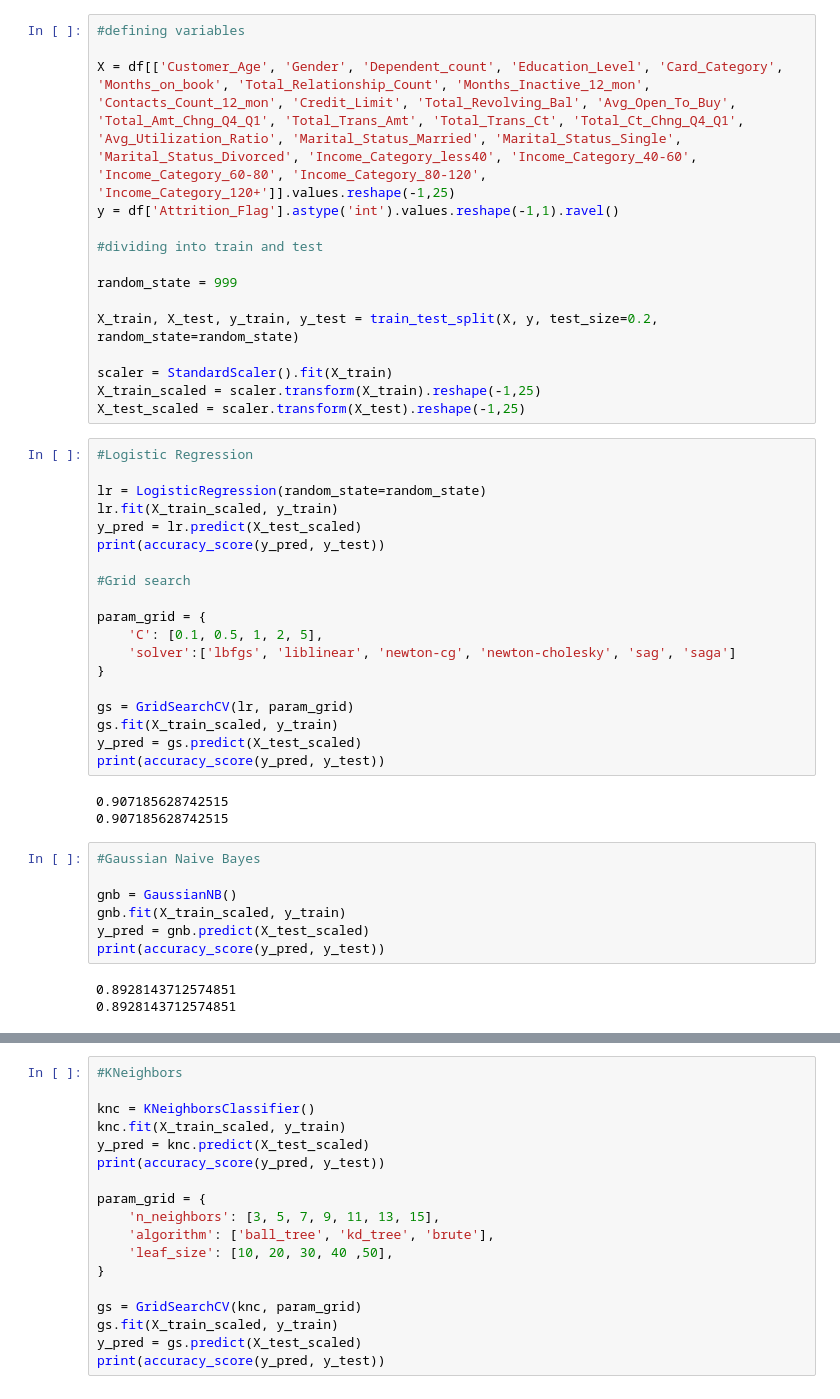
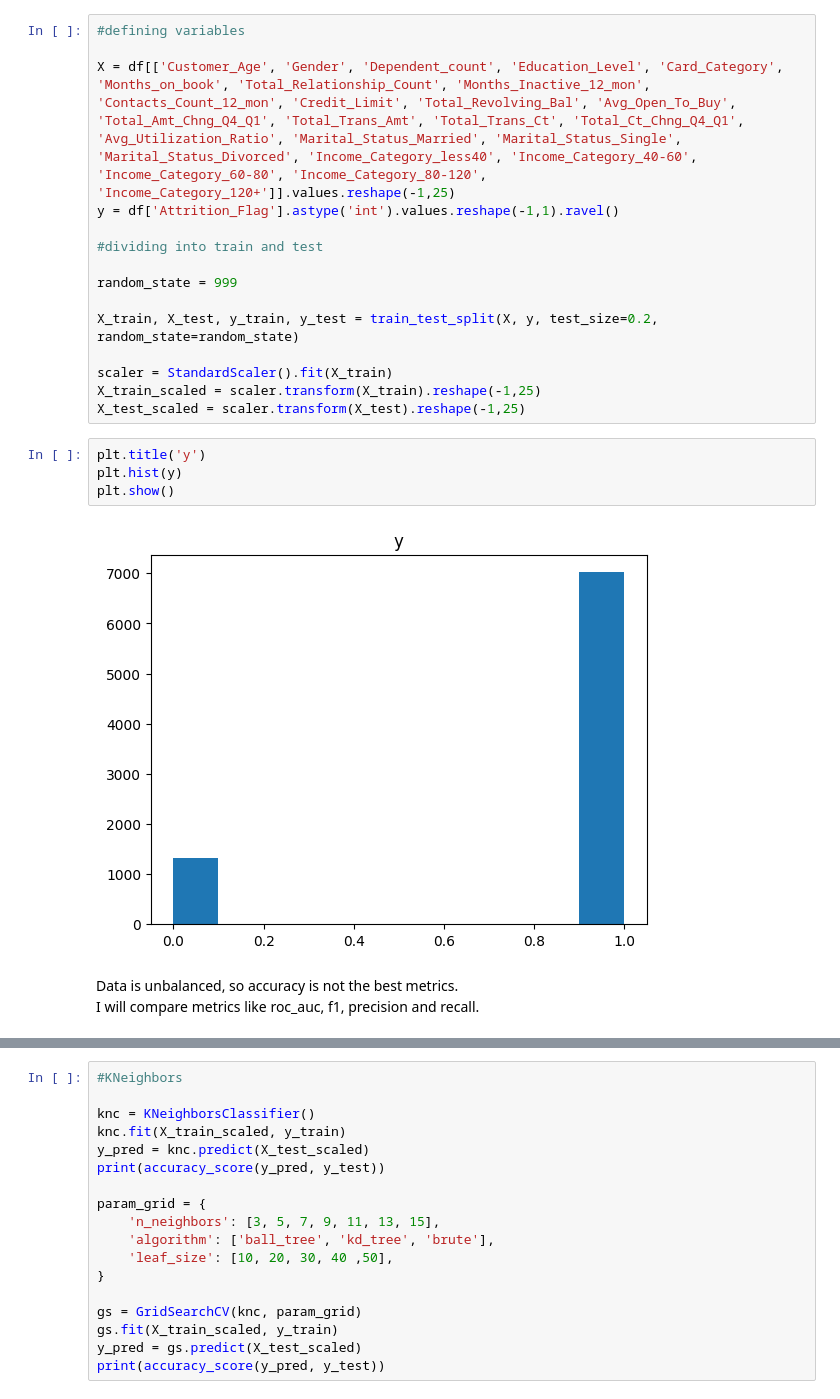
Before and after one commit to dxzielinski/Churn-Classification, a Jupyter notebook: Churn-Classification.ipynb, the cells around one changed output, grey strips where cells are left out. Saved outputs shown, nothing was run; the diff lists cells and outputs as text.

```diff
--- a/Churn-Classification.ipynb
+++ b/Churn-Classification.ipynb
@@ -120,35 +121,12 @@ X_train, X_test, y_train, y_test = train_test_split(X, y, test_size=0.2, random_
 scaler = StandardScaler().fit(X_train)
 X_train_scaled = scaler.transform(X_train).reshape(-1,25)
 X_test_scaled = scaler.transform(X_test).reshape(-1,25)
-# %%
-#Logistic Regression
-
-lr = LogisticRegression(random_state=random_state)
-lr.fit(X_train_scaled, y_train)
-y_pred = lr.predict(X_test_scaled)
-print(accuracy_score(y_pred, y_test))
-
-#Grid search
-
-param_grid = {
-    'C': [0.1, 0.5, 1, 2, 5],
-    'solver':['lbfgs', 'liblinear', 'newton-cg', 'newton-cholesky', 'sag', 'saga']
-}
-
-gs = GridSearchCV(lr, param_grid)
-gs.fit(X_train_scaled, y_train)
-y_pred = gs.predict(X_test_scaled)
-print(accuracy_score(y_pred, y_test))
-# %% [output]
-0.907185628742515
-0.907185628742515
-# %%
-#Gaussian Naive Bayes
-
-gnb = GaussianNB()
-gnb.fit(X_train_scaled, y_train)
-y_pred = gnb.predict(X_test_scaled)
-print(accuracy_score(y_pred, y_test))
-# %% [output]
-0.8928143712574851
-0.8928143712574851
+# %%
+plt.title('y')
+plt.hist(y)
+plt.show()
+# %% [output]
+[figure, added]
+# %% [markdown]
+Data is unbalanced, so accuracy is not the best metrics. <br>
+I will compare metrics like roc_auc, f1, precision and recall.
```
Also changed, not shown: parts of 4 cells of this notebook.
